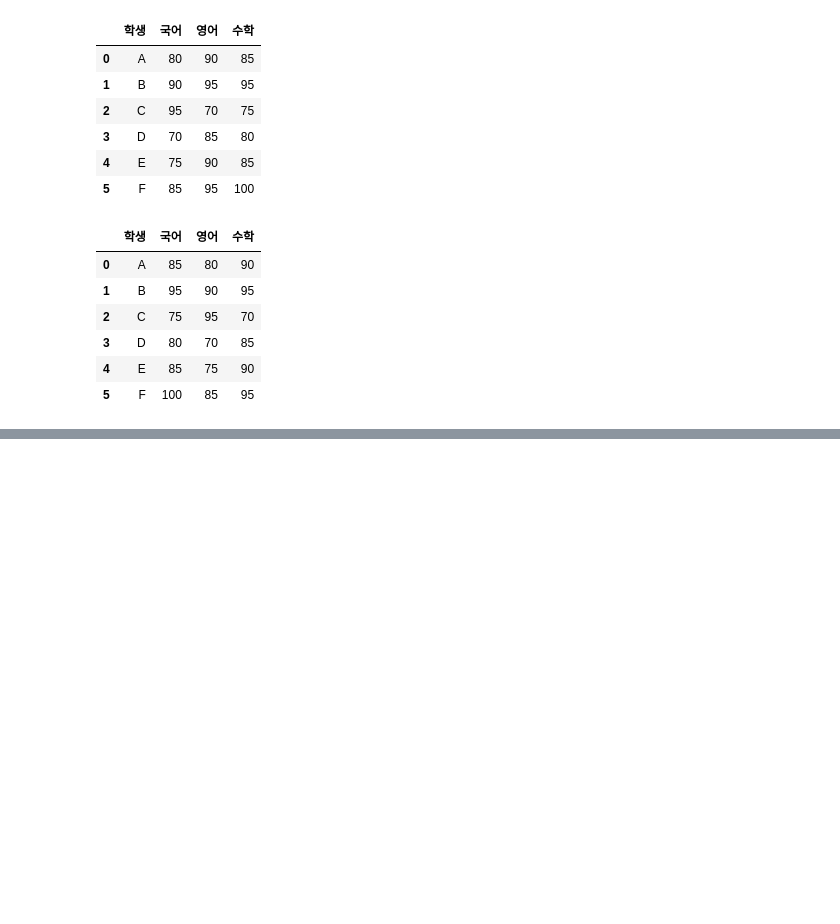
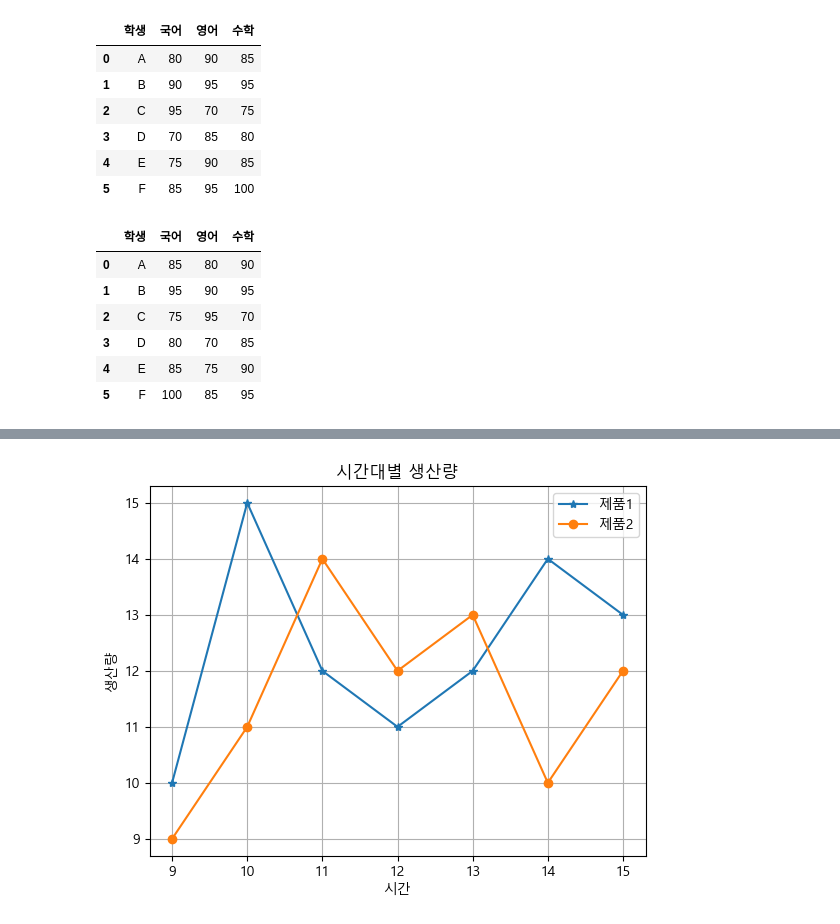
Before and after one commit to Kochangwoo3/python, a Jupyter notebook: file/ch13_엑셀다루기.ipynb, the cells around one changed output, grey strips where cells are left out. Cells and saved outputs as stored; diff of their text form; code cells hidden in the pictures; blank space fills up the shorter version.

```diff
--- a/file/ch13_엑셀다루기.ipynb
+++ b/file/ch13_엑셀다루기.ipynb
@@ -292,0 +558,11 @@ c:/dev/myPyCode/data\담당자별_판매량_Chris사원2.xlsx
+# %%
+import matplotlib.pyplot as plt
+import pandas as pd
+
+sales = {'시간': [9, 10, 11, 12, 13, 14, 15],
+         '제품1': [10, 15, 12, 11, 12, 14, 13],
+         '제품2': [9, 11, 14, 12, 13, 10, 12]}
+# %%
+df = pd.DataFrame(sales, index=sales['시간'], columns=['제품1', '제품2'])
+df.index.name = '시간'
+df
@@ -292,0 +579,14 @@ c:/dev/myPyCode/data\담당자별_판매량_Chris사원2.xlsx
+# %%
+import matplotlib
+import pandas as pd
+matplotlib.rcParams['font.family'] = 'Malgun Gothic'
+matplotlib.rcParams['axes.unicode_minus'] = False
+# %%
+prod_plot = df.plot(grid=True, style=['-*', '-o'], title='시간대별 생산량')
+prod_plot.set_ylabel("생산량")
+
+image_file = 'D:/dev/myPyCode/figures/fig_for_excel1.png'
+plt.savefig(image_file, dpi=400)
+plt.show()
+# %% [output]
+[figure, added]
```
Also changed, not shown: parts of 66 cells of this notebook, 18 other files.
